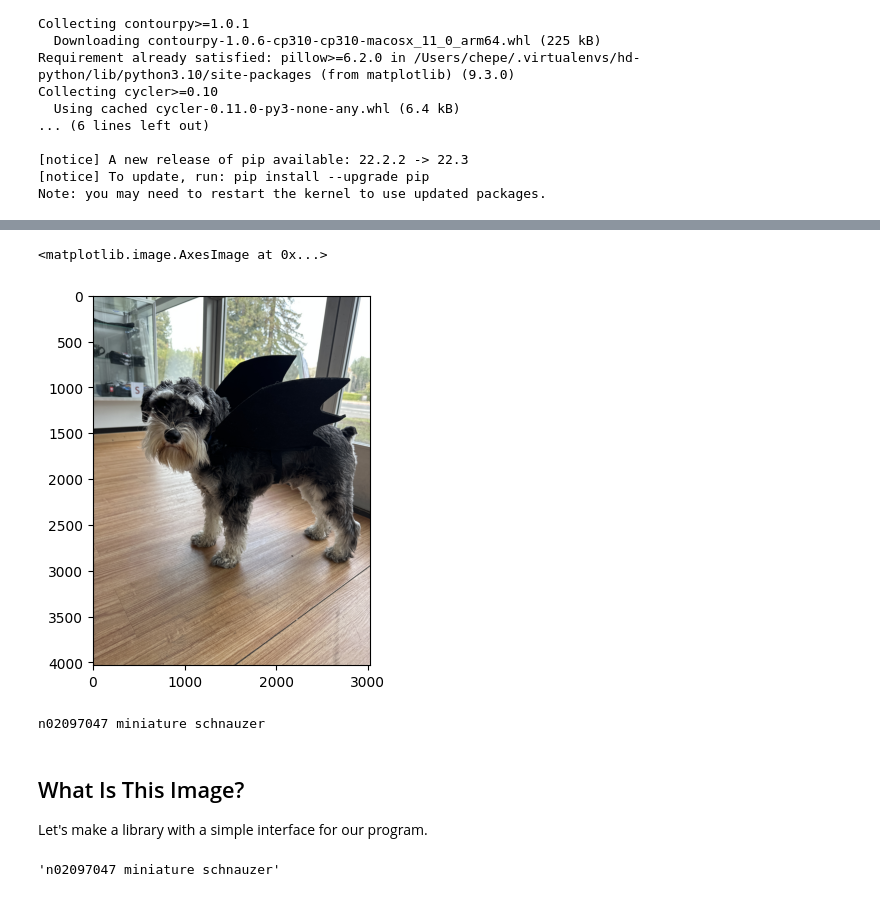
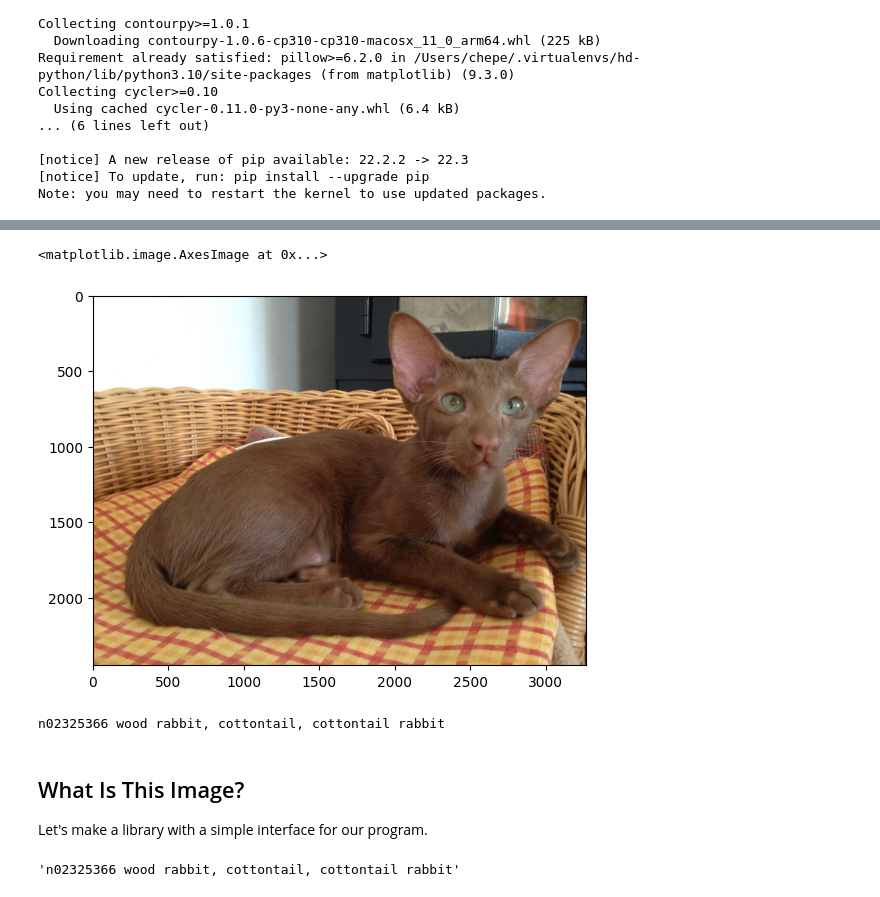
Before and after one commit to cheperuiz/hackerdojo-pythonistas, a Jupyter notebook: session_2/Session_2.ipynb, the cells around one changed output, grey strips where cells are left out. Drawn from its saved outputs; the diff is of its cells as text; code cells hidden in the pictures.

```diff
--- a/session_2/Session_2.ipynb
+++ b/session_2/Session_2.ipynb
@@ -396,16 +398,16 @@ outputs[
 # %%
 # The MobileNet model expects images in RGB format.
-image = cv2.cvtColor(cv2.imread(filename="./assets/toshi_bat.jpg"), code=cv2.COLOR_BGR2RGB)
+image = cv2.cvtColor(cv2.imread(filename="./assets/maybe_cat.jpg"), code=cv2.COLOR_BGR2RGB)
 
 # Resize to MobileNet image shape.
 input_image = cv2.resize(src=image, dsize=(224, 224))
 
 # Reshape to model input shape.
 input_image = np.expand_dims(input_image, 0)
 plt.imshow(image)
 # %% [output]
 <matplotlib.image.AxesImage at 0x...>
-[figure, old version]
+[figure, new version]
 # %%
 result_infer = compiled_model([input_image])[output_layer]
 result_index = np.argmax(result_infer)
@@ -418,7 +420,7 @@ imagenet_classes = ['background'] + imagenet_classes
 
 print(imagenet_classes[result_index])
 # %% [output]
-n02097047 miniature schnauzer
+n02325366 wood rabbit, cottontail, cottontail rabbit
 # %% [markdown]
 ## What Is This Image?
 Let's make a library with a simple interface for our program.
@@ -427,6 +429,6 @@ from witi import Witi
 # %%
 w = Witi()
 # %%
-w.predict("./assets/toshi_bat.JPG")
+w.predict("./assets/maybe_cat.jpg")
 # %% [output]
-'n02097047 miniature schnauzer'
+'n02325366 wood rabbit, cottontail, cottontail rabbit'
```
Also changed, not shown: parts of 3 cells of this notebook, 40 other files.
